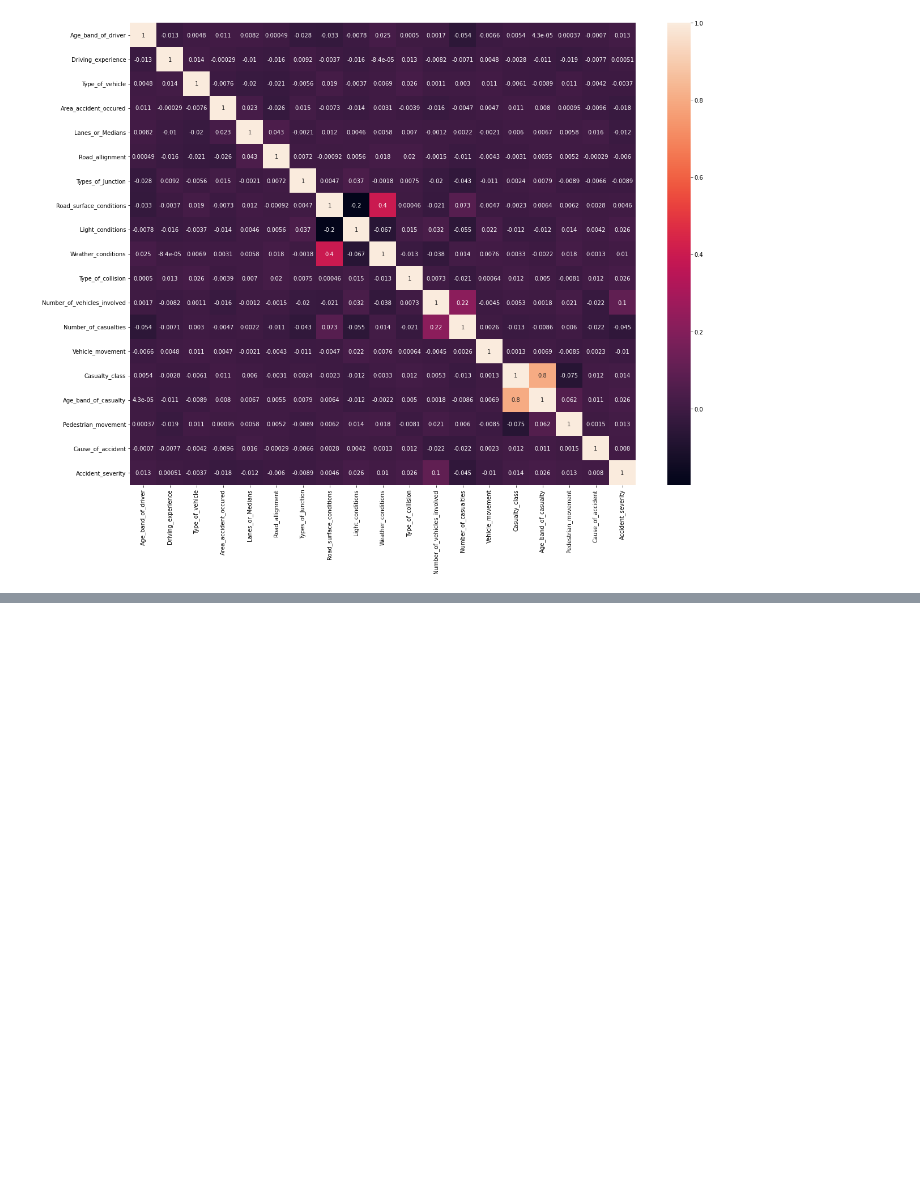
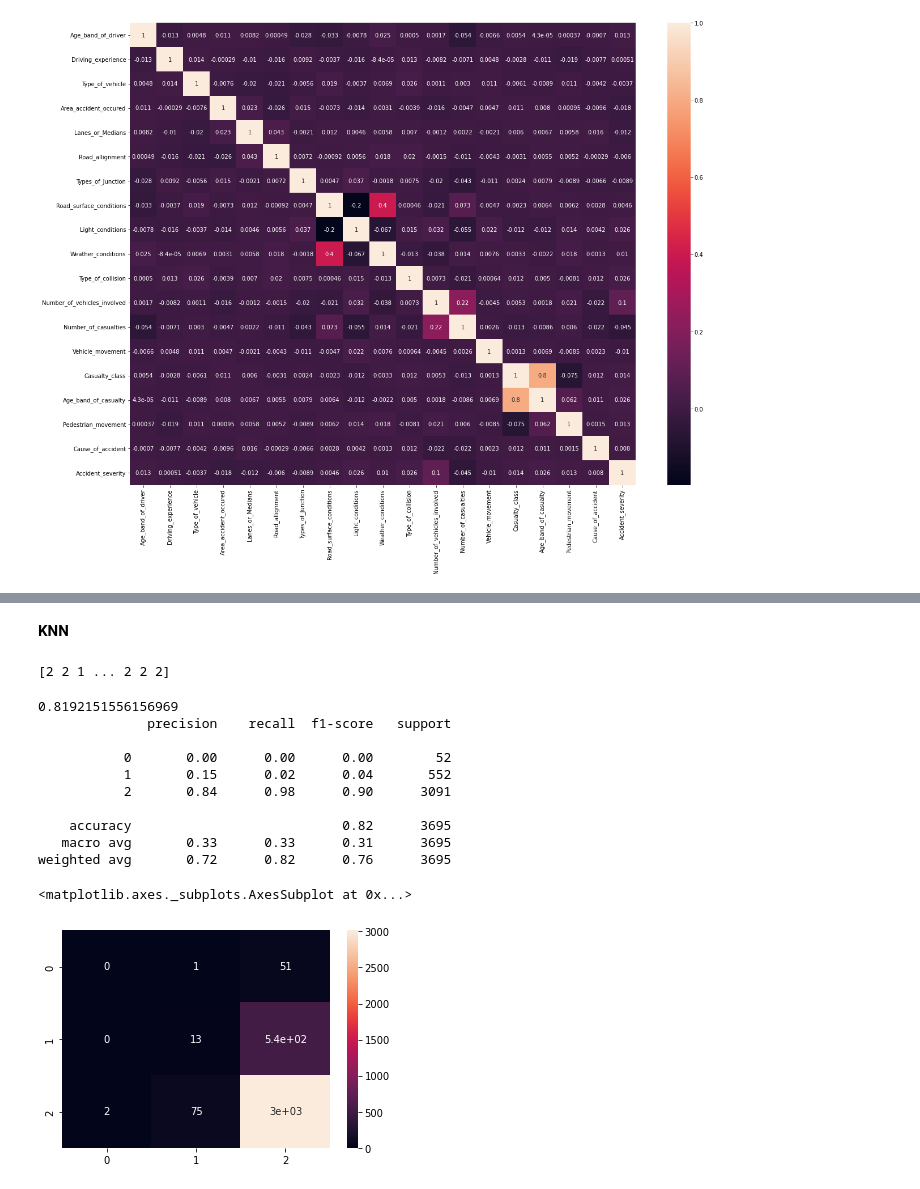
Before and after one commit to Sreejith-CG/Machine-Learning, a Jupyter notebook: Road_project.ipynb, the cells around one changed output, grey strips where cells are left out. Cells and saved outputs as stored; diff of their text form; code cells hidden in the pictures; blank space fills up the shorter version.

```diff
--- a/Road_project.ipynb
+++ b/Road_project.ipynb
@@ -324,0 +325,29 @@ weighted avg       0.79      0.84      0.77      3695
+# %% [markdown]
+**KNN**
+# %%
+from sklearn.neighbors import KNeighborsClassifier
+classifier=KNeighborsClassifier(n_neighbors=5)
+classifier.fit(xtrain,ytrain)
+ypred=classifier.predict(xtest)
+print(ypred)
+# %% [output]
+[2 2 1 ... 2 2 2]
+# %%
+from sklearn.metrics import accuracy_score,classification_report,confusion_matrix
+print(accuracy_score(ytest,ypred))
+print(classification_report(ytest,ypred))
+cm=confusion_matrix(ytest,ypred)
+sns.heatmap(cm,annot=True)
+# %% [output]
+0.8192151556156969
+              precision    recall  f1-score   support
+
+           0       0.00      0.00      0.00        52
+           1       0.15      0.02      0.04       552
+           2       0.84      0.98      0.90      3091
+
+    accuracy                           0.82      3695
+   macro avg       0.33      0.33      0.31      3695
+weighted avg       0.72      0.82      0.76      3695
+<matplotlib.axes._subplots.AxesSubplot at 0x...>
+[figure, added]
```
Also changed, not shown: parts of 4 cells of this notebook.
